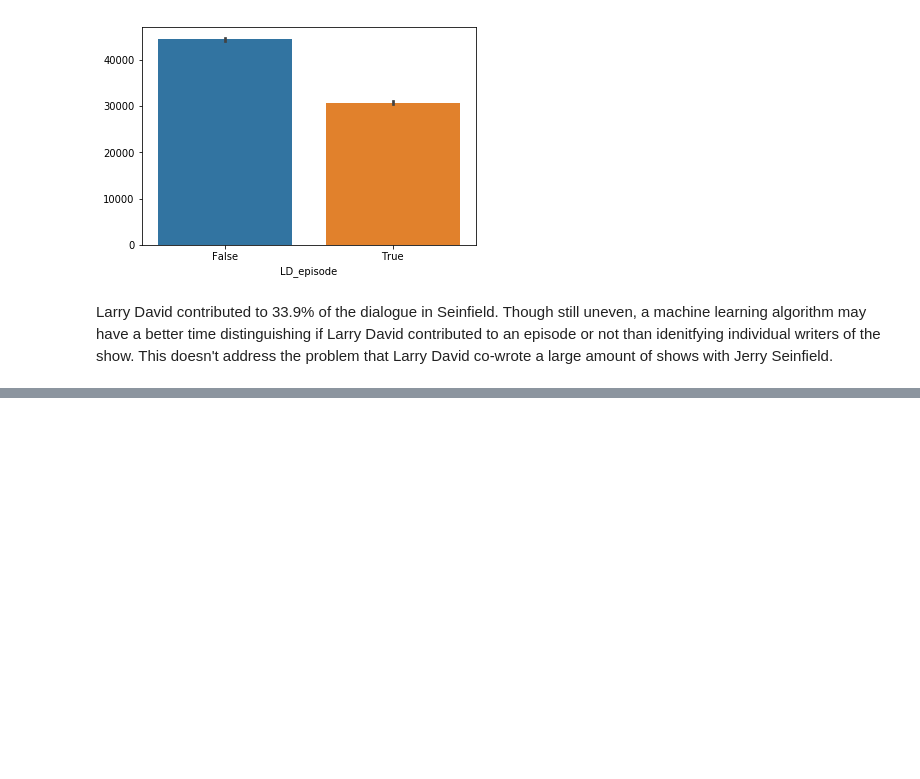
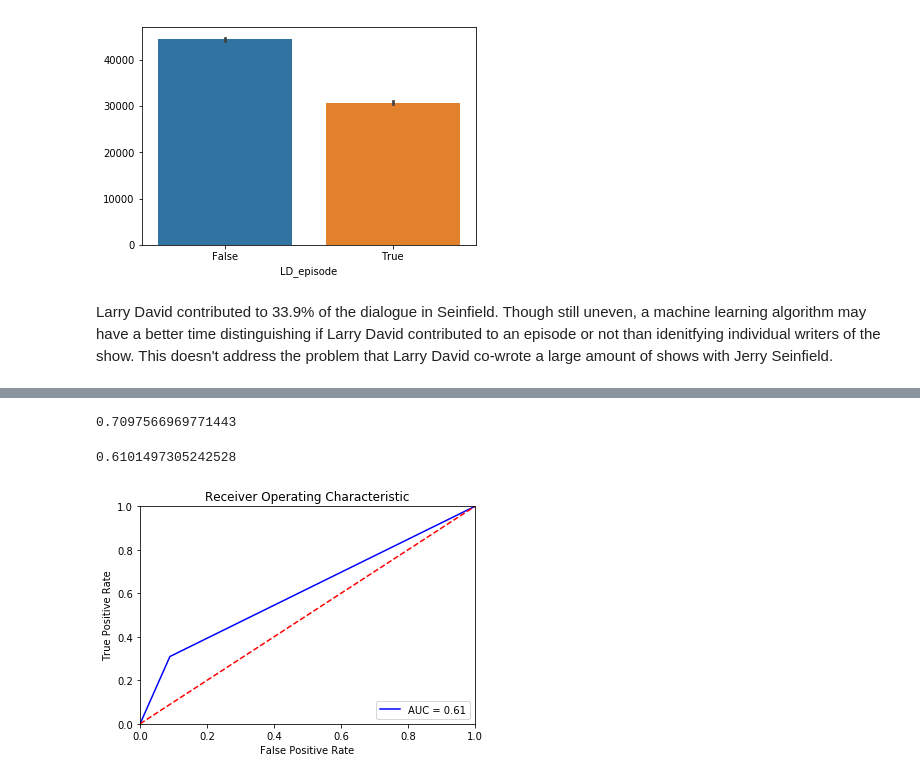
Before and after one commit to wwells/CUNY_DATA_620_GROUP, a Jupyter notebook: Final_Project/DATA_620_NLP.ipynb, the cells around one changed output, grey strips where cells are left out. Drawn from its saved outputs; the diff is of its cells as text; code cells hidden in the pictures; blank space fills up the shorter version.

Commit message:
added document classification using sklearn

```diff
--- a/Final_Project/DATA_620_NLP.ipynb
+++ b/Final_Project/DATA_620_NLP.ipynb
@@ -337,0 +363,9 @@ Larry David contributed to 33.9% of the dialogue in Seinfield. Though still unev
+# %%
+# adapted from https://towardsdatascience.com/multi-class-text-classification-with-scikit-learn-12f1e60e0a9f
+
+clean_data = clean_data[pd.notnull(clean_data['Dialogue'])]
+clean_data['category_id'] = clean_data['LD_episode'].factorize()[0]
+category_id_df = clean_data[['LD_episode', 'category_id']].drop_duplicates().sort_values('category_id')
+category_to_id = dict(category_id_df.values)
+id_to_category = dict(category_id_df[['category_id', 'LD_episode']].values)
+clean_data.head()
@@ -337,0 +425,36 @@ Larry David contributed to 33.9% of the dialogue in Seinfield. Though still unev
+# %%
+X_train, X_test, y_train, y_test = train_test_split(clean_data['Dialogue'], clean_data['LD_episode'], random_state = 42)
+count_vect = CountVectorizer()
+X_train_counts = count_vect.fit_transform(X_train)
+clf = MultinomialNB().fit(X_train_counts, y_train)
+# %%
+X_test_counts = count_vect.transform(X_test)
+y_pred = clf.predict(X_test_counts)
+# %%
+print(accuracy_score(y_pred, y_test))
+# %% [output]
+0.7097566969771443
+# %%
+# the sklearn documentation seemed dated, https://stackoverflow.com/questions/25009284/how-to-plot-roc-curve-in-python
+# worked better
+# Compute ROC curve and ROC area for each class
+fpr = dict()
+tpr = dict()
+roc_auc = dict()
+n_classes = 2
+fpr, tpr, threshold = roc_curve(y_test, y_pred)
+roc_auc = auc(fpr, tpr)
+
+# method I: plt
+plt.title('Receiver Operating Characteristic')
+plt.plot(fpr, tpr, 'b', label = 'AUC = %0.2f' % roc_auc)
+plt.legend(loc = 'lower right')
+plt.plot([0, 1], [0, 1],'r--')
+plt.xlim([0, 1])
+plt.ylim([0, 1])
+plt.ylabel('True Positive Rate')
+plt.xlabel('False Positive Rate')
+plt.show()
+# %% [output]
+0.6101497305242528
+[figure, added]
```
Also changed, not shown: parts of 11 cells of this notebook.
